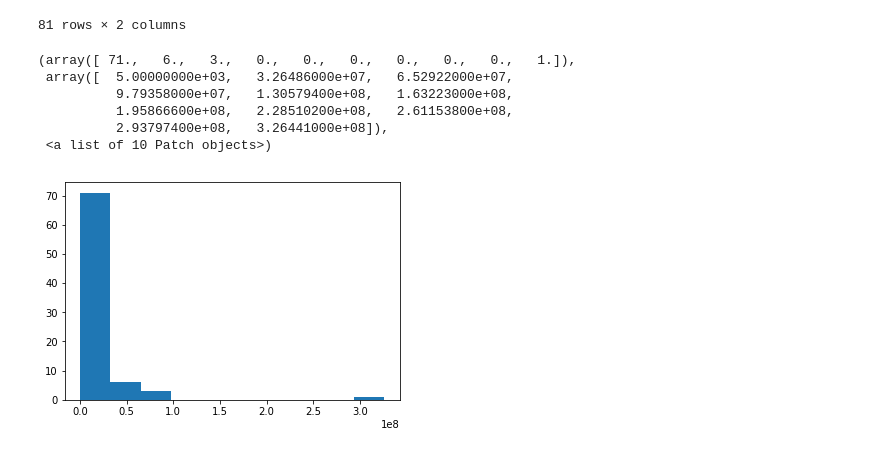
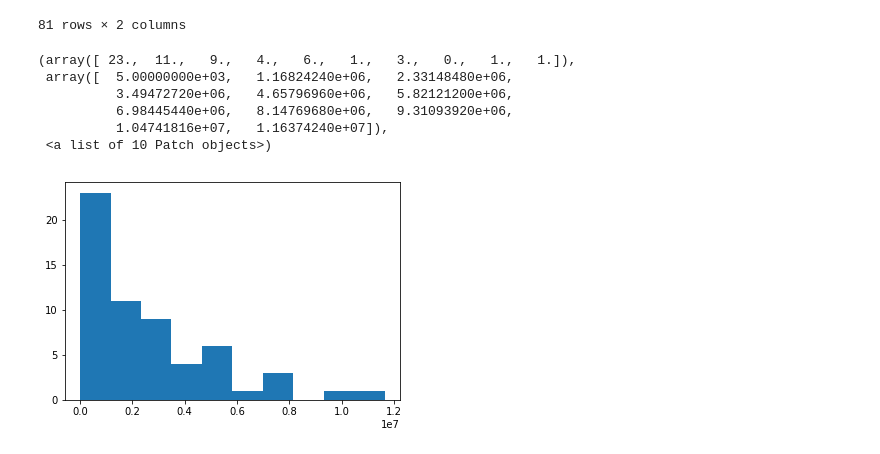
Before and after one commit to tiajanee/data-analysis, a Jupyter notebook: SQL Query Challenges.ipynb, the cells around one changed output. Cells and saved outputs as stored; diff of their text form; code cells hidden in the pictures.

```diff
--- a/SQL Query Challenges.ipynb
+++ b/SQL Query Challenges.ipynb
@@ -132,17 +132,17 @@ query_5
 # %%
 q_10_df = pd.read_csv('datasets/sql_challenges-sf_companies-0df8a524c950-2018-01-30-06-13-54.csv')
 
 
 #twenty_thirty = q_10_df[q_10_df["funding_total_usd"].between(25000000, 30000000, inclusive=True)]
 # df[df['closing_price'].between(99, 101, inclusive=True)]
-dataset = q_10_df["funding_total_usd"]
+dataset = q_10_df[q_10_df["funding_total_usd"] < 15000000]["funding_total_usd"]
 plt.hist(dataset)
 # %% [output]
-(array([ 71.,   6.,   3.,   0.,   0.,   0.,   0.,   0.,   0.,   1.]),
- array([  5.00000000e+03,   3.26486000e+07,   6.52922000e+07,
-          9.79358000e+07,   1.30579400e+08,   1.63223000e+08,
-          1.95866600e+08,   2.28510200e+08,   2.61153800e+08,
-          2.93797400e+08,   3.26441000e+08]),
+(array([ 23.,  11.,   9.,   4.,   6.,   1.,   3.,   0.,   1.,   1.]),
+ array([  5.00000000e+03,   1.16824240e+06,   2.33148480e+06,
+          3.49472720e+06,   4.65796960e+06,   5.82121200e+06,
+          6.98445440e+06,   8.14769680e+06,   9.31093920e+06,
+          1.04741816e+07,   1.16374240e+07]),
  <a list of 10 Patch objects>)
-[figure, old version]
+[figure, new version]
 # %%
```
Also changed, not shown: parts of 4 cells of this notebook.
